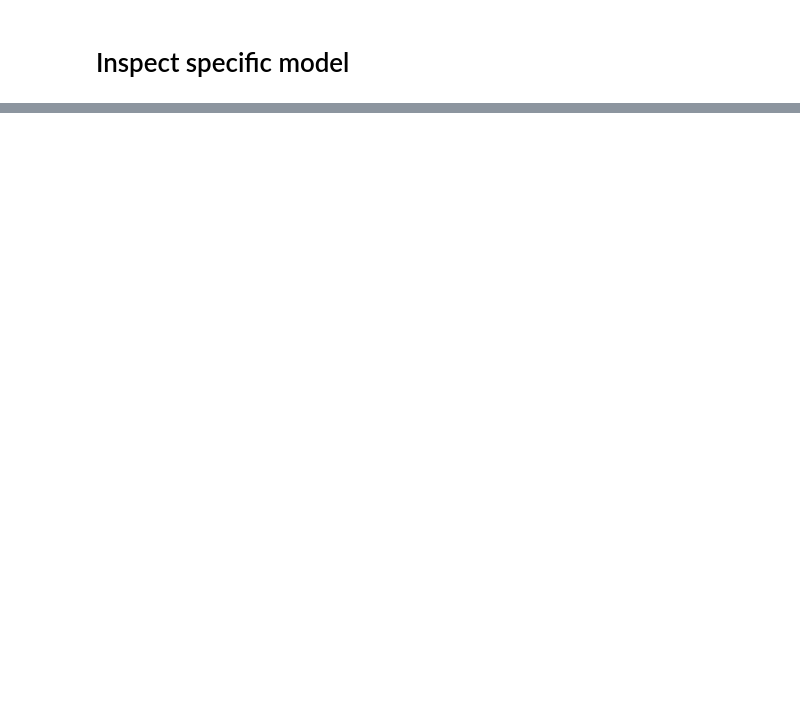
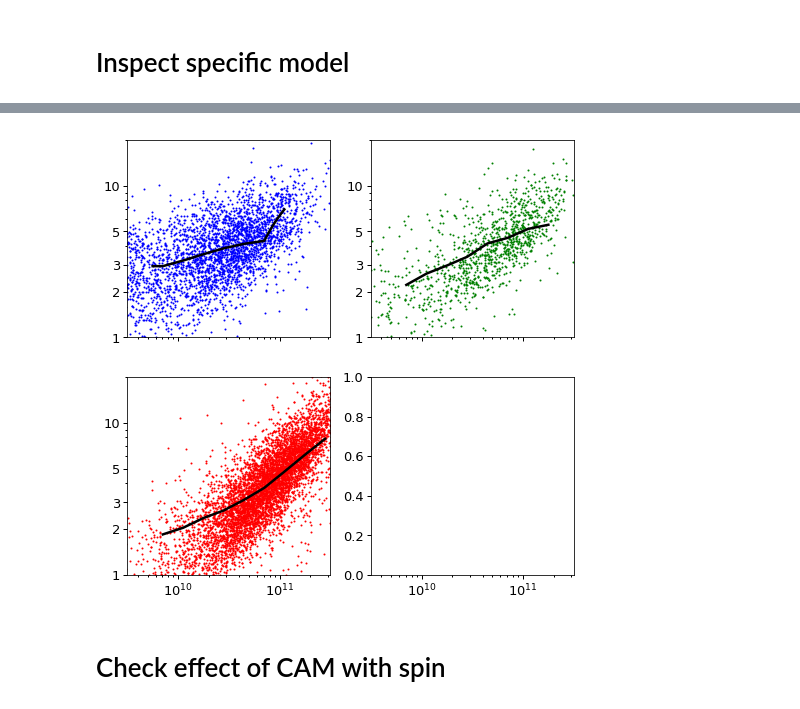
Before and after one commit to aphearin/galsize_models, a Jupyter notebook: notebooks/check_one_points_and_chi2.ipynb, the cells around one changed output, grey strips where cells are left out. Cells and saved outputs as stored; diff of their text form; code cells hidden in the pictures; blank space fills up the shorter version.

```diff
--- a/notebooks/check_one_points_and_chi2.ipynb
+++ b/notebooks/check_one_points_and_chi2.ipynb
@@ -129,0 +121,60 @@ ylim4 = ax.set_ylim(0, 0.3)
+# %%
+from galsize_models.measurements.sdss_covariance import _get_ifirst_ilast_indices
+from matplotlib import ticker
+
+fig, axes = plt.subplots(2, 2, figsize=(8, 8), sharex=True)
+(ax1, ax2), (ax3, ax4) = axes
+axis_list = (ax1, ax2, ax3, ax4)
+__=ax1.loglog(); __=ax2.loglog(); __=ax3.loglog(); __=ax4.set_xscale('log')
+for ax in axis_list:
+    xlim = ax.set_xlim(10**9.5, 10**11.5)
+
+for ax in axis_list[:-1]:
+    ylim = ax.set_ylim(1, 20)
+    __=ax.get_yaxis().set_major_formatter(ticker.ScalarFormatter())
+    __=ax.get_yaxis().set_minor_formatter(ticker.NullFormatter())
+    __=ax.set_yticks((1, 2, 3, 5, 10))
+
+from scipy.stats import binned_statistic
+
+sf_model_size, __, __ = binned_statistic(np.log10(mock['obs_sm'][mock['is_main_sequence']]),
+                                        mock['r50_magr_kpc_meert15_alt'][mock['is_main_sequence']],
+                                         bins=logsm_bins)
+gv_model_size, __, __ = binned_statistic(np.log10(mock['obs_sm'][mock['is_green_valley']]),
+                                        mock['r50_magr_kpc_meert15_alt'][mock['is_green_valley']],
+                                         bins=logsm_bins)
+q_model_size, __, __ = binned_statistic(np.log10(mock['obs_sm'][mock['is_quenched']]),
+                                        mock['r50_magr_kpc_meert15_alt'][mock['is_quenched']],
+                                         bins=logsm_bins)
+
+x = np.linspace(9.75, 11.5, 500)
+y = np.interp(x, logsm_mids, sf_model_size)
+
+__=ax1.plot(10**x, y, color='k', lw=2.5)
+__=ax1.scatter(10**sdss['sm'][mask_sf][::20],
+               sdss['r50_magr_kpc_meert15'][mask_sf][::20],
+              s=1, color='blue')
+
+__=ax2.plot(10**(logsm_mids[:-1]), gv_model_size[:-1], color='k', lw=2.5)
+__=ax2.scatter(10**sdss['sm'][mask_gv][::20],
+               sdss['r50_magr_kpc_meert15'][mask_gv][::20],
+              s=1, color='green')
+
+__=ax3.plot(10**(logsm_mids), q_model_size, color='k', lw=2.5)
+__=ax3.scatter(10**sdss['sm'][mask_q][::20],
+               sdss['r50_magr_kpc_meert15'][mask_q][::20],
+              s=1, color='red')
+
+
+# ifirst, ilast = _get_ifirst_ilast_indices(3)
+# _x = np.logspace(9, 12, len(logsm_mids))
+# y_data = np.zeros_like(logsm_mids) + sdss_data_vector[ifirst]
+# y_model = np.zeros_like(logsm_mids) + model_data_vector[ifirst]
+# y_model2 = np.zeros_like(logsm_mids) + model_data_vector2[ifirst]
+# __=ax4.plot(_x, y_data, color='blue')
+# __=ax4.plot(_x, y_model, '--', color='blue')
+# __=ax4.plot(_x, y_model2, '-.', color='blue')
+# %% [output]
+[figure, added]
+# %% [markdown]
+# Check effect of CAM with spin
```
Also changed, not shown: parts of 9 cells of this notebook.
